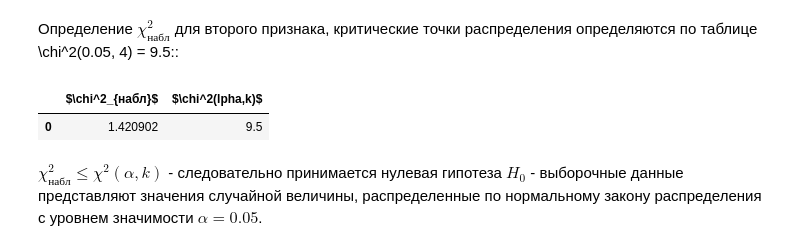
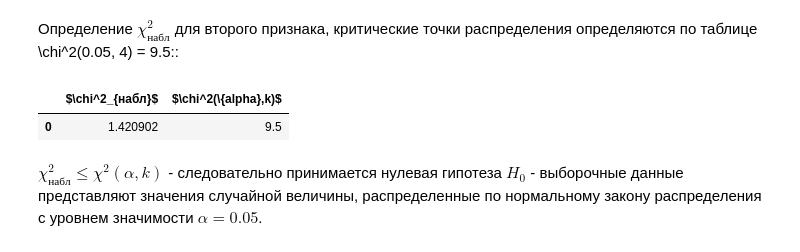
Before and after one commit to KaterinaSyrtsova/my_repo, a Jupyter notebook: smedh/lab3.ipynb, the cells around one changed output. Drawn from its saved outputs; the diff is of its cells as text; code cells hidden in the pictures.

```diff
--- a/smedh/lab3.ipynb
+++ b/smedh/lab3.ipynb
@@ -264,11 +264,11 @@ table_3
 # %% [markdown]
 Определение $\chi^2_{набл}$ для второго признака, критические точки распределения определяются по таблице \chi^2(0.05, 4) = 9.5::
 # %%
-table_chi = pd.DataFrame(columns=["$\chi^2_{набл}$", "$\chi^2(\alpha,k)$"])
+table_chi = pd.DataFrame(columns=["$\chi^2_{набл}$", "$\chi^2(\{alpha},k)$"])
 table_chi.loc[0] = [((table_3["$n_i$"] - table_3["$n_i'$"]) ** 2).sum() / 105, 9.5]
 table_chi
 # %% [output]
-|  | $\chi^2_{набл}$ | $\chi^2(lpha,k)$ |
+|  | $\chi^2_{набл}$ | $\chi^2(\{alpha},k)$ |
 | 0 | 1.420902 | 9.5 |
 # %% [markdown]
 $\chi^2_{набл} \le \chi^2(\alpha,k)$ - следовательно принимается нулевая гипотеза $H_0$ - выборочные данные представляют значения случайной величины, распределенные по нормальному закону распределения с уровнем значимости $\alpha = 0.05$.
```
Also changed, not shown: parts of 1 cell of this notebook.
